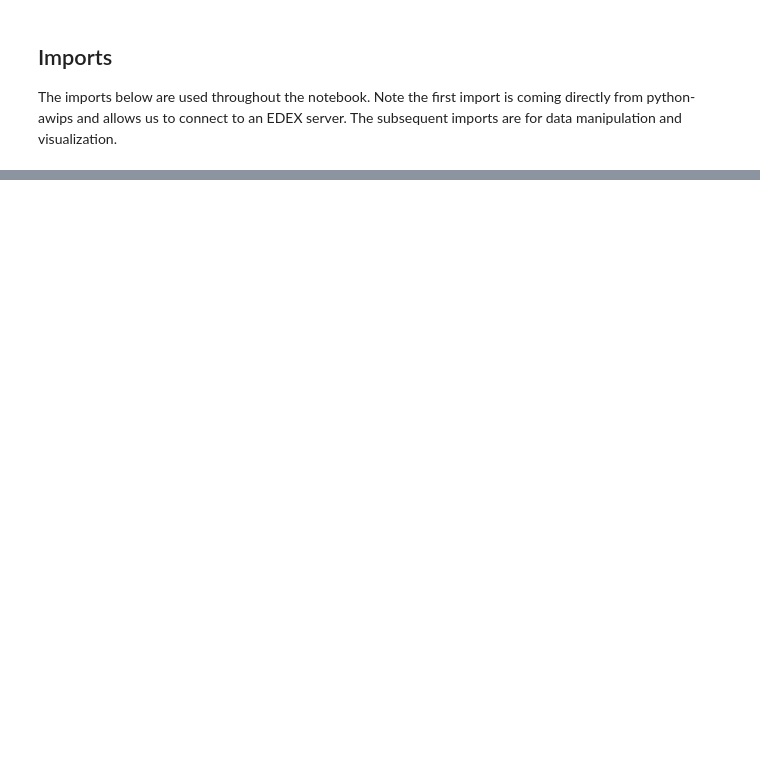
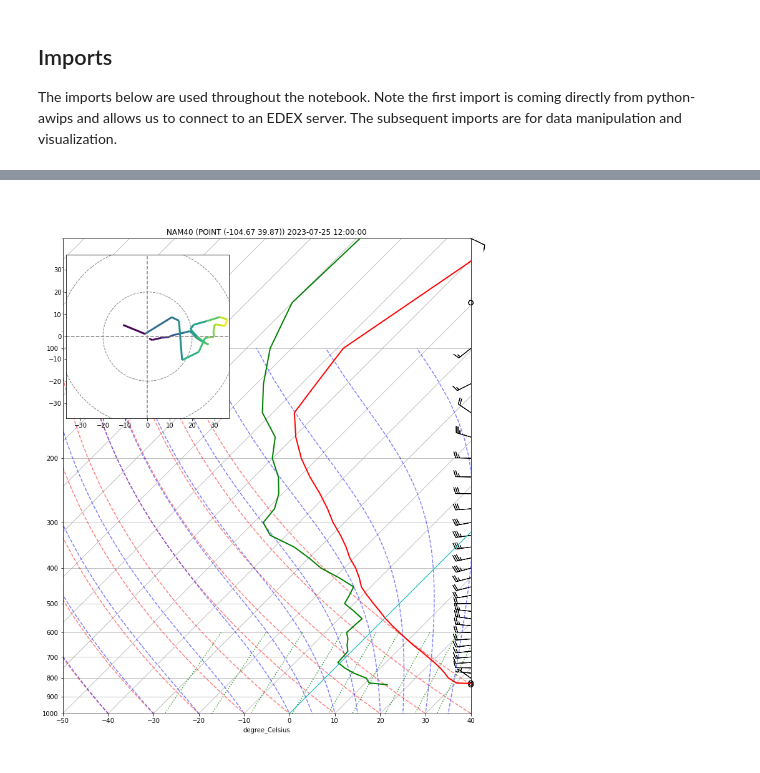
Before and after one commit to Unidata/python-awips, a Jupyter notebook: examples/notebooks/Forecast_Model_Vertical_Sounding.ipynb, the cells around one changed output, grey strips where cells are left out. Saved outputs shown, nothing was run; the diff lists cells and outputs as text; code cells hidden in the pictures; blank space fills up the shorter version.

```diff
--- a/examples/notebooks/Forecast_Model_Vertical_Sounding.ipynb
+++ b/examples/notebooks/Forecast_Model_Vertical_Sounding.ipynb
@@ -82,9 +36,0 @@ For this first request we'll do a single-record query for level = "0.0FHAG" to d
-# %%
-# Note the order is Lon,Lat and not Lat,Lon
-point = Point(-104.67,39.87)
-
-# The parameter names for Temperature, Dewpoint, U and V Wind Components, and Pressure
-use_parms = ['T','DpT','uW','vW','P']
-use_level = "0.0FHAG"
-sndObject = ModelSounding.getSounding(model, use_parms,
-                                      ["0.0FHAG"], point, timeRange=[fcstRun[0]])
@@ -314,0 +192,29 @@ Using 32 levels between 831.5 and 50.0MB
+# %%
+def plot_skewT(modelName, pressure, temp, dpt, ucomp, vcomp, wind, refTime):
+    plt.rcParams['figure.figsize'] = (12, 14)
+
+    # Skew-T
+    skew = SkewT(rotation=45)
+    skew.plot(pressure, temp, 'r', linewidth=2)
+    skew.plot(pressure, dpt, 'g', linewidth=2)
+    skew.plot_barbs(pressure, ucomp, vcomp)
+    skew.plot_dry_adiabats()
+    skew.plot_moist_adiabats()
+    skew.plot_mixing_lines(linestyle=':')
+
+    skew.ax.set_ylim(1000, np.min(pressure))
+    skew.ax.set_xlim(-50, 40)
+
+    # Title
+    plt.title(modelName + " (" + str(point) + ") " + str(refTime))
+
+    # Hodograph
+    ax_hod = inset_axes(skew.ax, '40%', '40%', loc=2)
+    h = Hodograph(ax_hod, component_range=max(wind.magnitude))
+    h.add_grid(increment=20)
+    h.plot_colormapped(ucomp, vcomp, wind)
+
+    # Dotted line at 0C isotherm
+    l = skew.ax.axvline(0, color='c', linestyle='-', linewidth=1)
+
+    plt.show()
@@ -314,0 +230,4 @@ Using 32 levels between 831.5 and 50.0MB
+# %%
+p,t,d,u,v = get_surface_data(model,point,timeRange)
+
+p,t,d,u,v,w = get_levels_data(model,point,timeRange,p,t,d,u,v)
@@ -314,0 +245,4 @@ Using 32 levels between 831.5 and 50.0MB
+# %%
+plot_skewT(model, p, t, d, u, v, w, timeRange[0])
+# %% [output]
+[figure, added]
```
Also changed, not shown: parts of 39 cells of this notebook.
